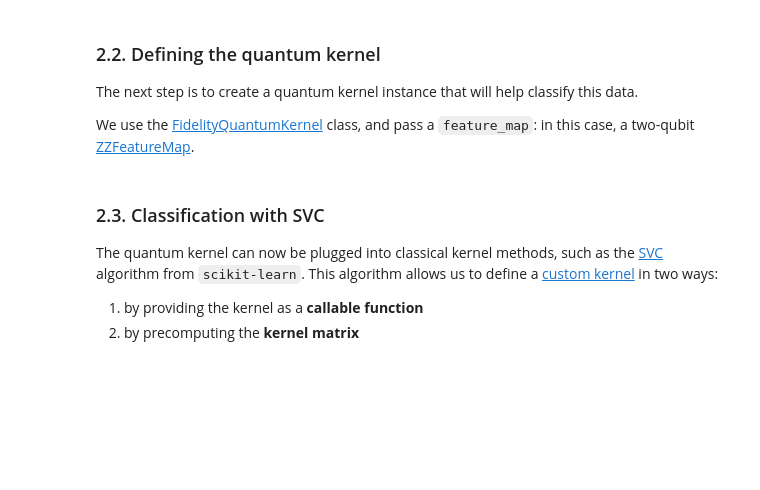
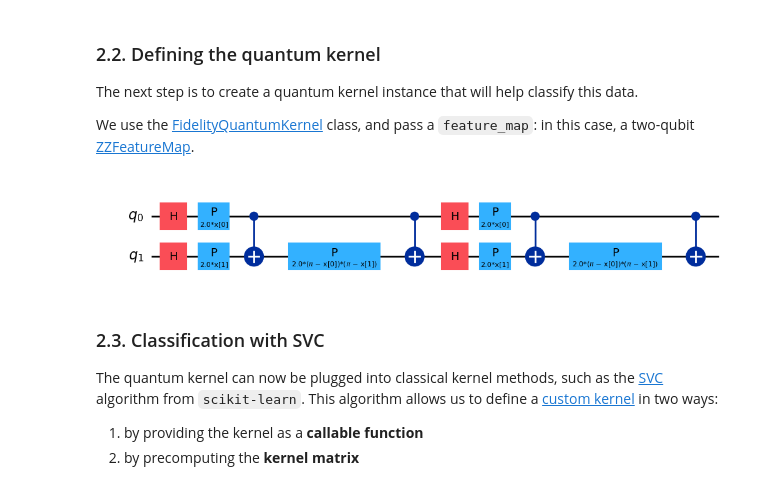
Before and after one commit to delilbasic/hdcrs-school-2025, a Jupyter notebook: hands_on2_QML.ipynb, the cells around one changed output. Cells and saved outputs as stored; diff of their text form; code cells hidden in the pictures; blank space fills up the shorter version.

```diff
--- a/hands_on2_QML.ipynb
+++ b/hands_on2_QML.ipynb
@@ -140,11 +139,16 @@ The next step is to create a quantum kernel instance that will help classify thi
 We use the [FidelityQuantumKernel](https://qiskit-community.github.io/qiskit-machine-learning/stubs/qiskit_machine_learning.kernels.FidelityQuantumKernel.html) class, and pass a `feature_map`: in this case, a two-qubit [ZZFeatureMap](https://docs.quantum.ibm.com/api/qiskit/qiskit.circuit.library.ZZFeatureMap).
 # %%
 from qiskit.circuit.library import ZZFeatureMap
-from qiskit_machine_learning.kernels import FidelityStatevectorKernel
+from qiskit_machine_learning.kernels import FidelityQuantumKernel
 
 clouds_feature_map = ZZFeatureMap(feature_dimension=x_train.shape[1], reps=2, entanglement="linear")
 
-clouds_kernel = FidelityStatevectorKernel(feature_map=clouds_feature_map)
+clouds_kernel = FidelityQuantumKernel(feature_map=clouds_feature_map)
+
+# To draw the full circuit with all gates, use the 'mpl' or 'text' drawer:
+clouds_feature_map.decompose().draw('mpl')
+# %% [output]
+[figure, added]
 # %% [markdown]
 ### 2.3. Classification with SVC
 The quantum kernel can now be plugged into classical kernel methods, such as the [SVC](https://scikit-learn.org/stable/modules/svm.html) algorithm from `scikit-learn`. This algorithm allows us to define a [custom kernel](https://scikit-learn.org/stable/modules/svm.html#custom-kernels) in two ways:
```
Also changed, not shown: parts of 23 cells of this notebook, 5 other files.
